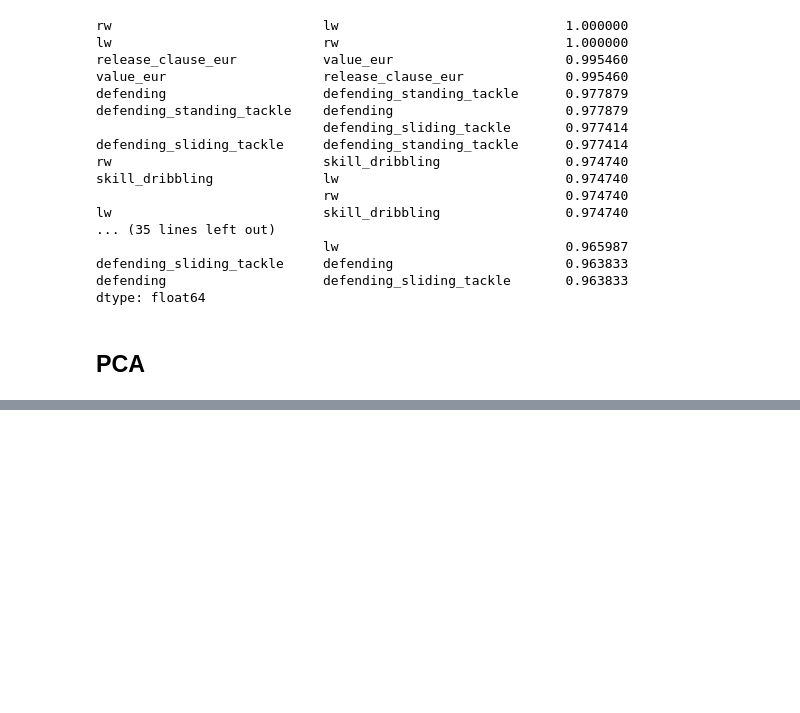
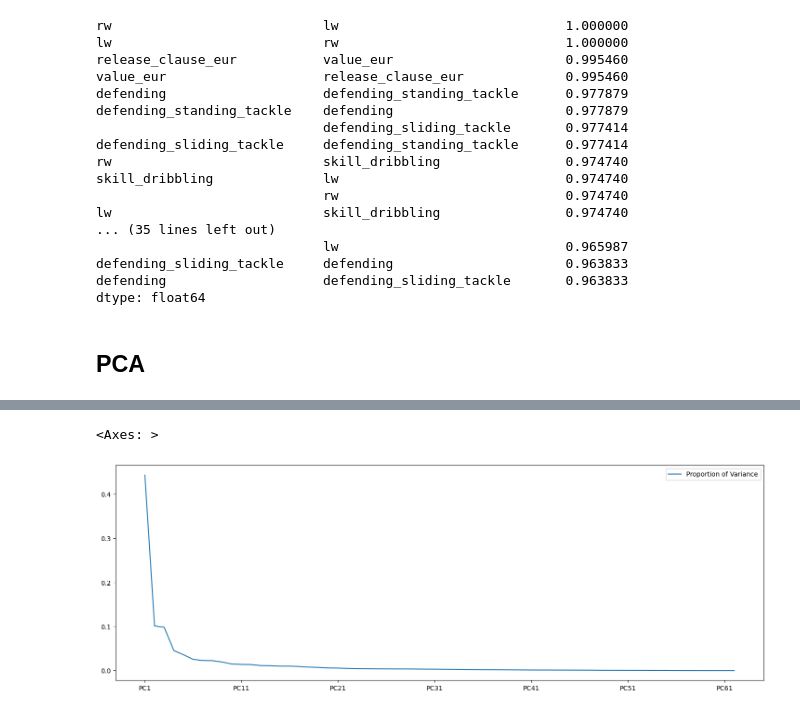
Before and after one commit to wojtek2288/ppd-projekt, a Jupyter notebook: ppd_projekt.ipynb, the cells around one changed output, grey strips where cells are left out. Cells and saved outputs as stored; diff of their text form; code cells hidden in the pictures; blank space fills up the shorter version.

```diff
--- a/ppd_projekt.ipynb
+++ b/ppd_projekt.ipynb
@@ -194,9 +217,12 @@ dtype: float64
 # %%
 from sklearn.decomposition import PCA
 
-# TODO: zrobić coś z NaN średnia czy coś albo 0
-pca = PCA(random_state=RANDOM_STATE)
-pca.fit_transform(dataNumeric)
+pca = PCA(random_state=0, n_components=len(numericColumns))
+dataTransformed = pca.fit_transform(dataNoNans)
+df_transformed = pd.DataFrame(
+        data = dataTransformed,
+        columns = numericColumns
+    )
 n_components = len(pca.components_)
 pca_cols = [f'PC{x+1}' for x in range(n_components)]
 df_pca_components = pd.DataFrame(data = np.transpose(pca.components_), columns=pca_cols, index=dataNumeric.columns)
@@ -206,0 +293,17 @@ PCA does not accept missing values encoded as NaN natively. For supervised learn
+# %%
+pca_dict = {
+        'Proportion of Variance': pca.explained_variance_ratio_,
+        'Cumulative Proportion': np.cumsum(pca.explained_variance_ratio_)
+    }
+
+# summary
+df_pca_summarize = pd.DataFrame.from_dict(
+        data = pca_dict,
+        columns = pca_cols[:len(numericColumns)],
+        orient='index'
+    )
+# %%
+df_pca_summarize.T.plot.line(y=0, figsize=(18,6))
+# %% [output]
+<Axes: >
+[figure, added]
```
Also changed, not shown: parts of 7 cells of this notebook.
